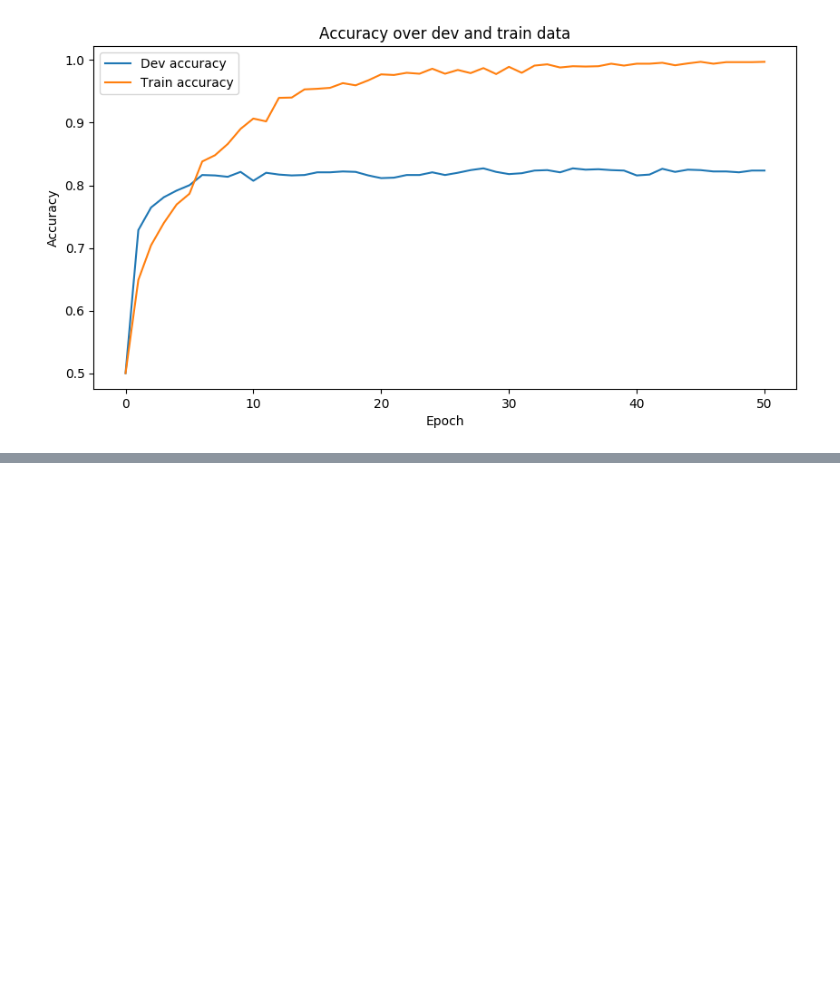
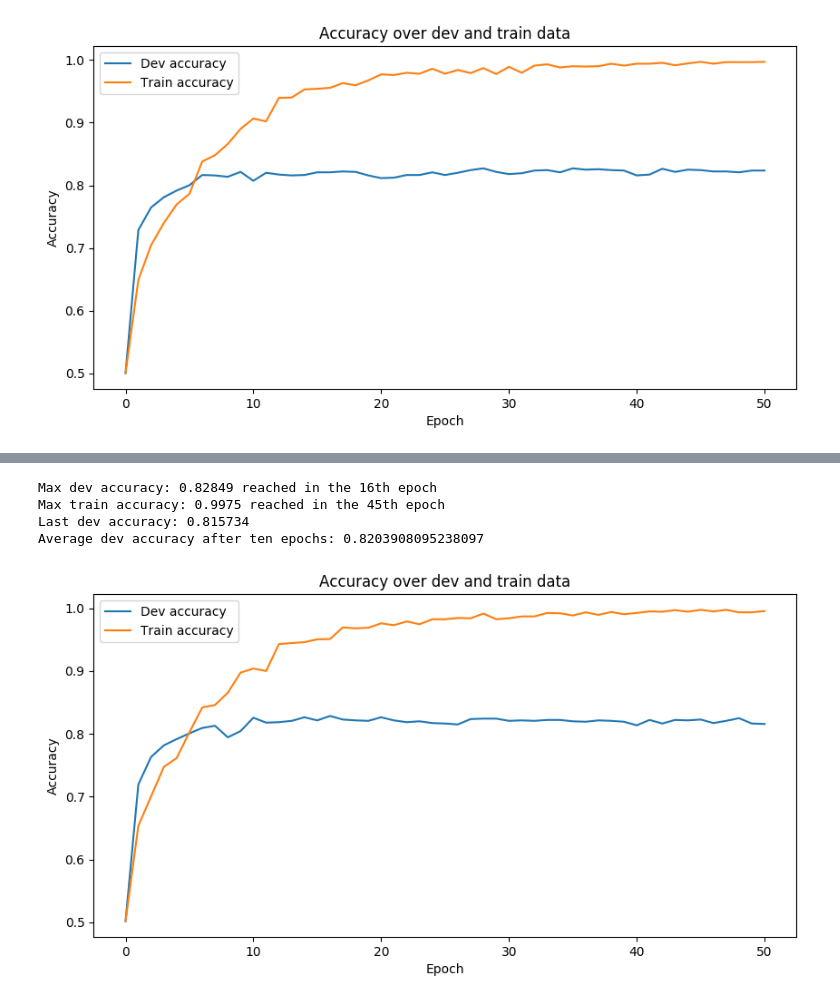
Before and after one commit to GKingA/commonsense-rc, a Jupyter notebook: statistics/commonsense_learning.ipynb, the cells around one changed output, grey strips where cells are left out. Saved outputs shown, nothing was run; the diff lists cells and outputs as text; code cells hidden in the pictures; blank space fills up the shorter version.

```diff
--- a/statistics/commonsense_learning.ipynb
+++ b/statistics/commonsense_learning.ipynb
@@ -94,0 +119,8 @@ Average dev accuracy after ten epochs: 0.8204245714285715
+# %%
+accuracy("commonsense_expand_wo_conceptnet.txt")
+# %% [output]
+Max dev accuracy: 0.82849 reached in the 16th epoch
+Max train accuracy: 0.9975 reached in the 45th epoch
+Last dev accuracy: 0.815734
+Average dev accuracy after ten epochs: 0.8203908095238097
+[figure, added]
```
Also changed, not shown: parts of 5 cells of this notebook, 6 other files.
